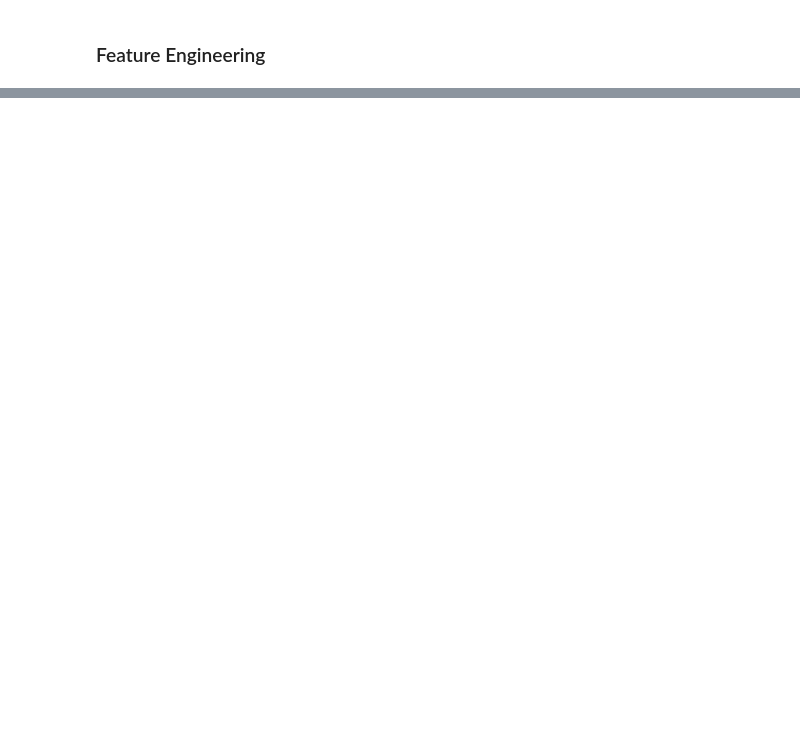
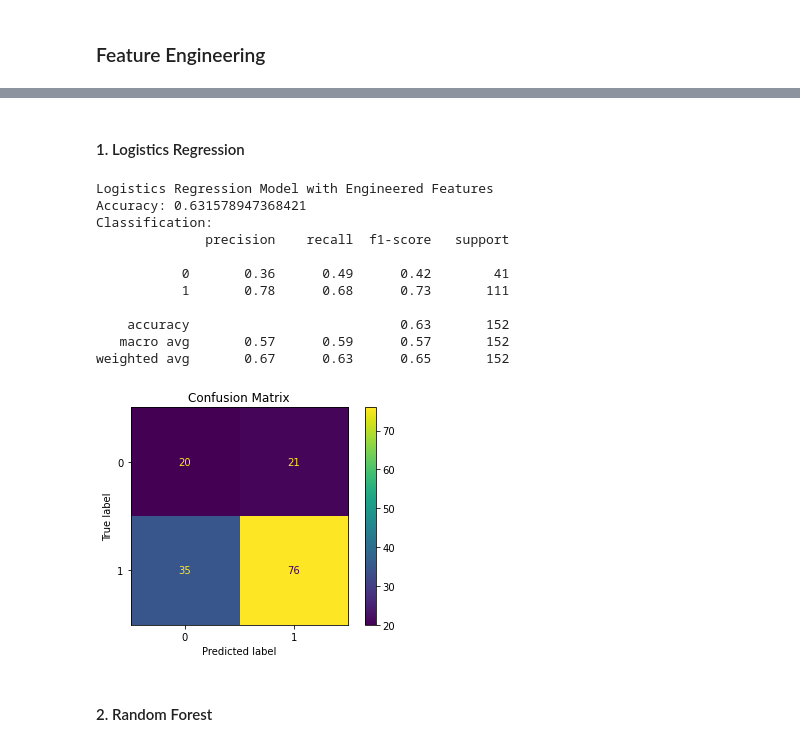
Before and after one commit to chilicola/lhl_parkinson_classification, a Jupyter notebook: parkinson.ipynb, the cells around one changed output, grey strips where cells are left out. Saved outputs shown, nothing was run; the diff lists cells and outputs as text; code cells hidden in the pictures; blank space fills up the shorter version.

```diff
--- a/parkinson.ipynb
+++ b/parkinson.ipynb
@@ -67,7 +212,7 @@ False
 # %%
 # split out the test group from the training group
-X = df.drop('class', axis=1)
-y = df['class']
+X = df_no_tqwt.drop('class', axis=1)
+y = df_no_tqwt['class']
 
 # setup train/test group with 80/20 split
 X_train, X_test, y_train, y_test = train_test_split(X, y, test_size=0.2, random_state=2000)
@@ -76,7 +221,4 @@ X_train, X_test, y_train, y_test = train_test_split(X, y, test_size=0.2, random_
 # %%
-# apply SMOTE to training set
+# apply SMOTE only to training set
 oversampling = SMOTE(sampling_strategy='minority', random_state=2000, n_jobs=-1)
 X_train, y_train = oversampling.fit_resample(X_train, y_train)
-
-# concat back to DataFrame for processing
-df = pd.concat([X_train, y_train], axis=1)
@@ -85,14 +224,0 @@ df = pd.concat([X_train, y_train], axis=1)
-# %%
-# initialize MinMaxScaler
-mm = MinMaxScaler()
-
-# save the index and column values
-col_names = X_train.columns
-indices = X_train.index
-
-# fit and transform by the scaler
-mm.fit(X_train)
-X_train = mm.transform(X_train)
-
-# convert transformed data back to DataFrame
-X_train = pd.DataFrame(X_train, columns=col_names).set_index(indices)
@@ -98,0 +230,37 @@ X_train = pd.DataFrame(X_train, columns=col_names).set_index(indices)
+# %% [markdown]
+#### 1. Logistics Regression
+# %%
+# training Logistics Regression with engineered features
+lg = LogisticRegression(max_iter=len(df))
+lg.fit(X_train, y_train)
+
+# predict target using trained baseline Logistics Regression model
+y_pred = lg.predict(X_test)
+# %%
+# print summary
+print('Logistics Regression Model with Engineered Features')
+print(f'Accuracy: {accuracy_score(y_test, y_pred)}')
+print(f'Classification: \n{classification_report(y_test, y_pred)}')
+
+# calculate confusion matrix
+cm = confusion_matrix(y_test, y_pred)
+
+# plot confusion matrix
+ConfusionMatrixDisplay(cm).plot()
+plt.title('Confusion Matrix')
+plt.show()
+# %% [output]
+Logistics Regression Model with Engineered Features
+Accuracy: 0.631578947368421
+Classification:
+              precision    recall  f1-score   support
+
+           0       0.36      0.49      0.42        41
+           1       0.78      0.68      0.73       111
+
+    accuracy                           0.63       152
+   macro avg       0.57      0.59      0.57       152
+weighted avg       0.67      0.63      0.65       152
+[figure, added]
+# %% [markdown]
+#### 2. Random Forest
```
Also changed, not shown: parts of 70 cells of this notebook.
